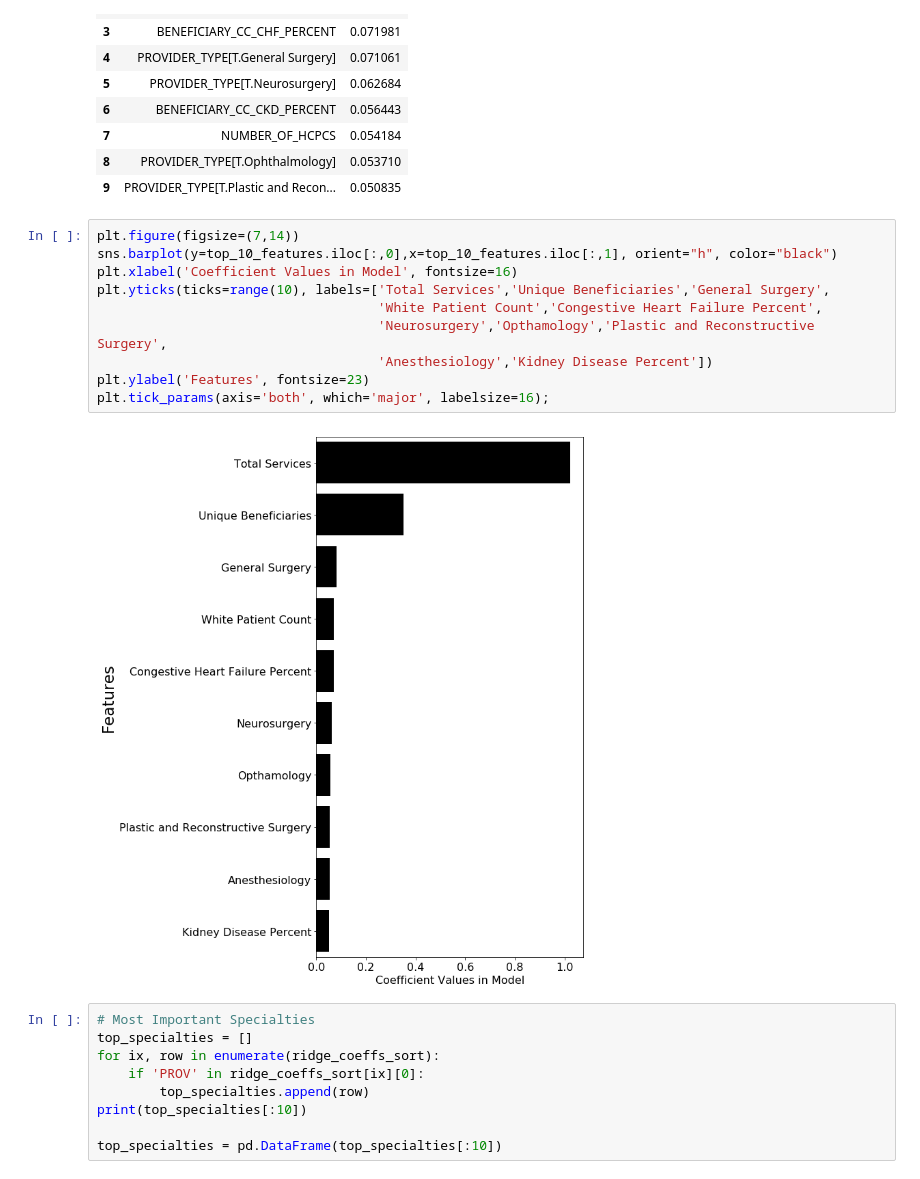
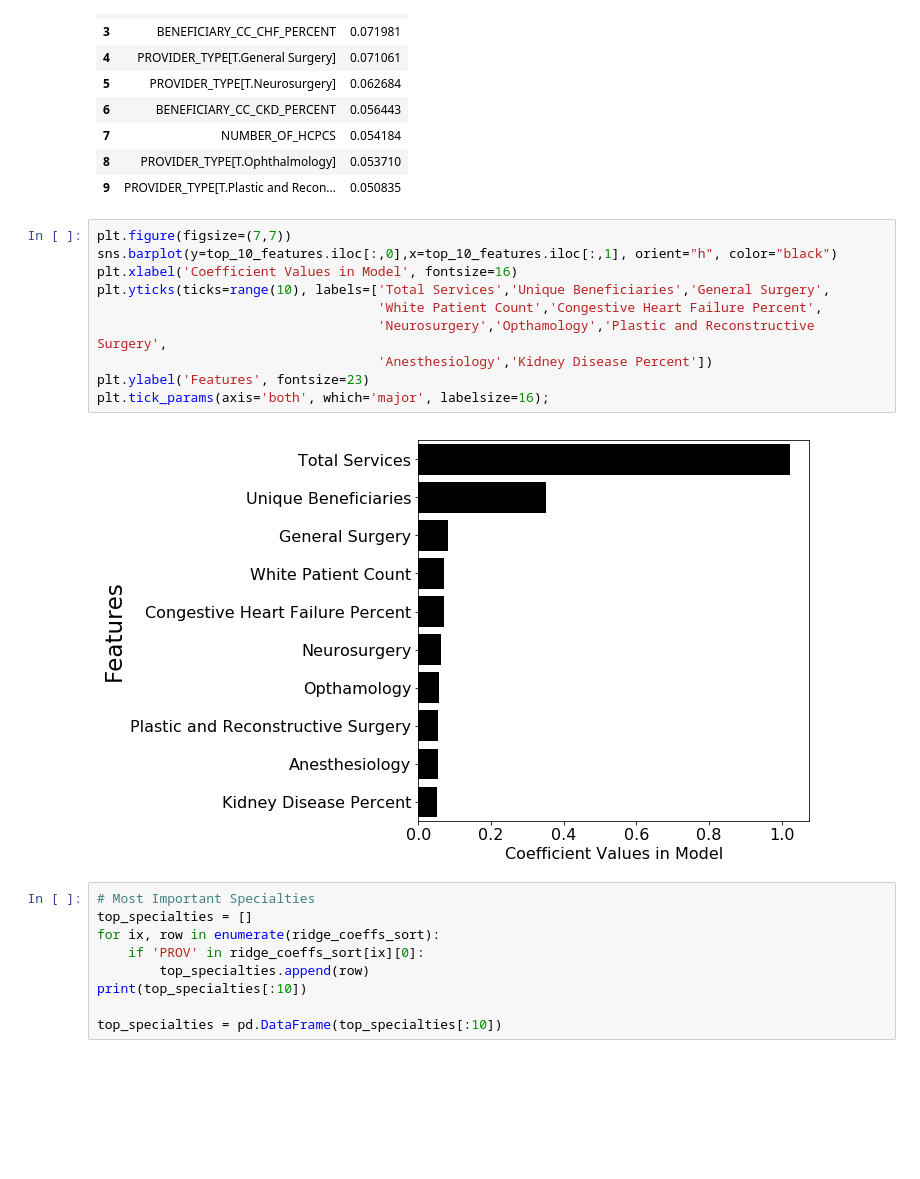
Before and after one commit to tcbonds/medicare-cost-predictor, a Jupyter notebook: 3_Determining_Feature_Importance.ipynb, the cells around one changed output. Saved outputs shown, nothing was run; the diff lists cells and outputs as text; blank space fills up the shorter version.

Commit message:
Minor formatting changes and resizing of plots.

```diff
--- a/3_Determining_Feature_Importance.ipynb
+++ b/3_Determining_Feature_Importance.ipynb
@@ -69,17 +69,17 @@ top_10_features
 | 8 | PROVIDER_TYPE[T.Ophthalmology] | 0.053710 |
 | 9 | PROVIDER_TYPE[T.Plastic and Recon... | 0.050835 |
 # %%
-plt.figure(figsize=(7,14))
+plt.figure(figsize=(7,7))
 sns.barplot(y=top_10_features.iloc[:,0],x=top_10_features.iloc[:,1], orient="h", color="black")
 plt.xlabel('Coefficient Values in Model', fontsize=16)
 plt.yticks(ticks=range(10), labels=['Total Services','Unique Beneficiaries','General Surgery',
                                     'White Patient Count','Congestive Heart Failure Percent',
                                     'Neurosurgery','Opthamology','Plastic and Reconstructive Surgery',
                                     'Anesthesiology','Kidney Disease Percent'])
 plt.ylabel('Features', fontsize=23)
 plt.tick_params(axis='both', which='major', labelsize=16);
 # %% [output]
-[figure, old version]
+[figure, new version]
 # %%
 # Most Important Specialties
 top_specialties = []
```
Also changed, not shown: parts of 2 cells of this notebook, 1 other file.
